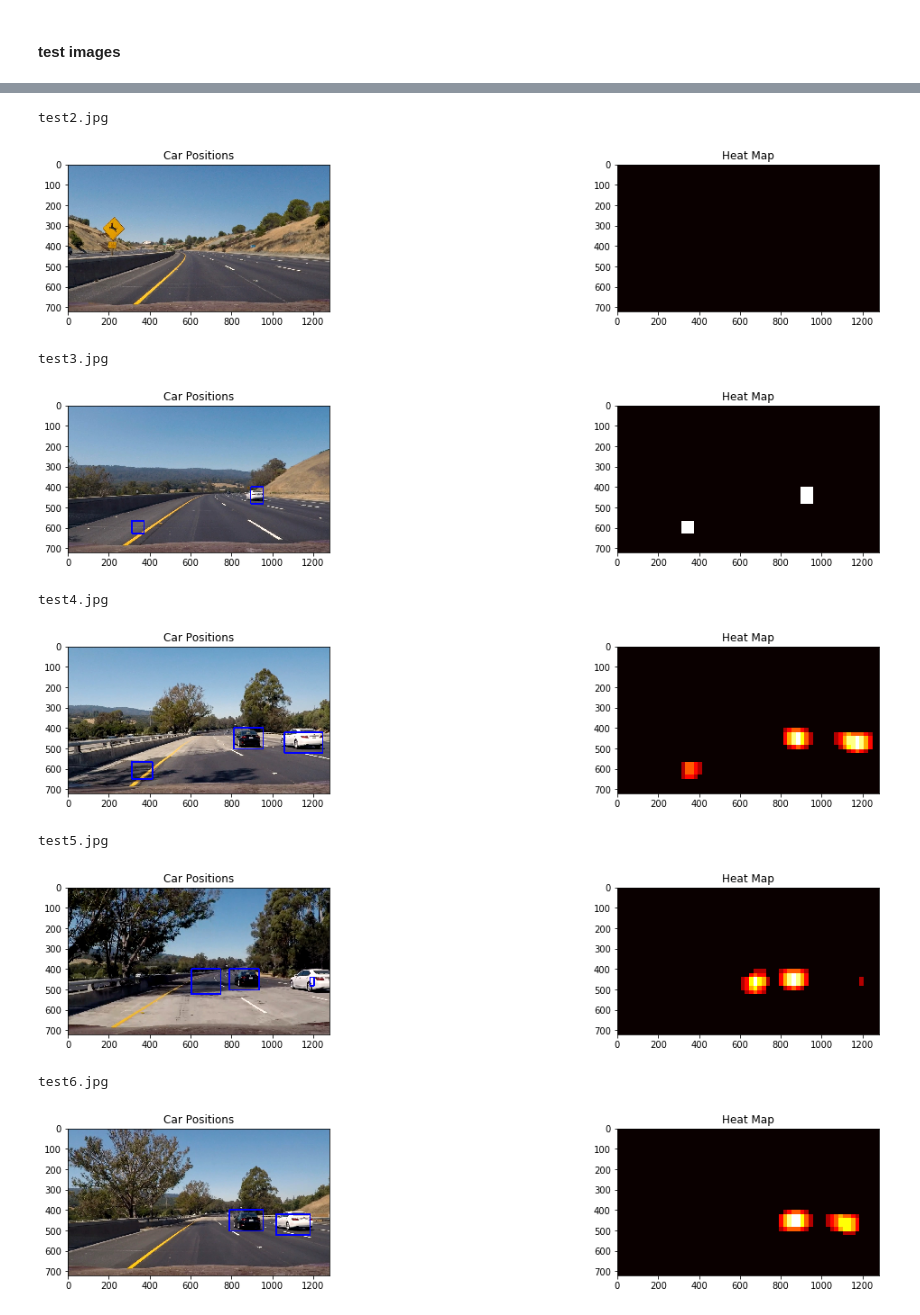
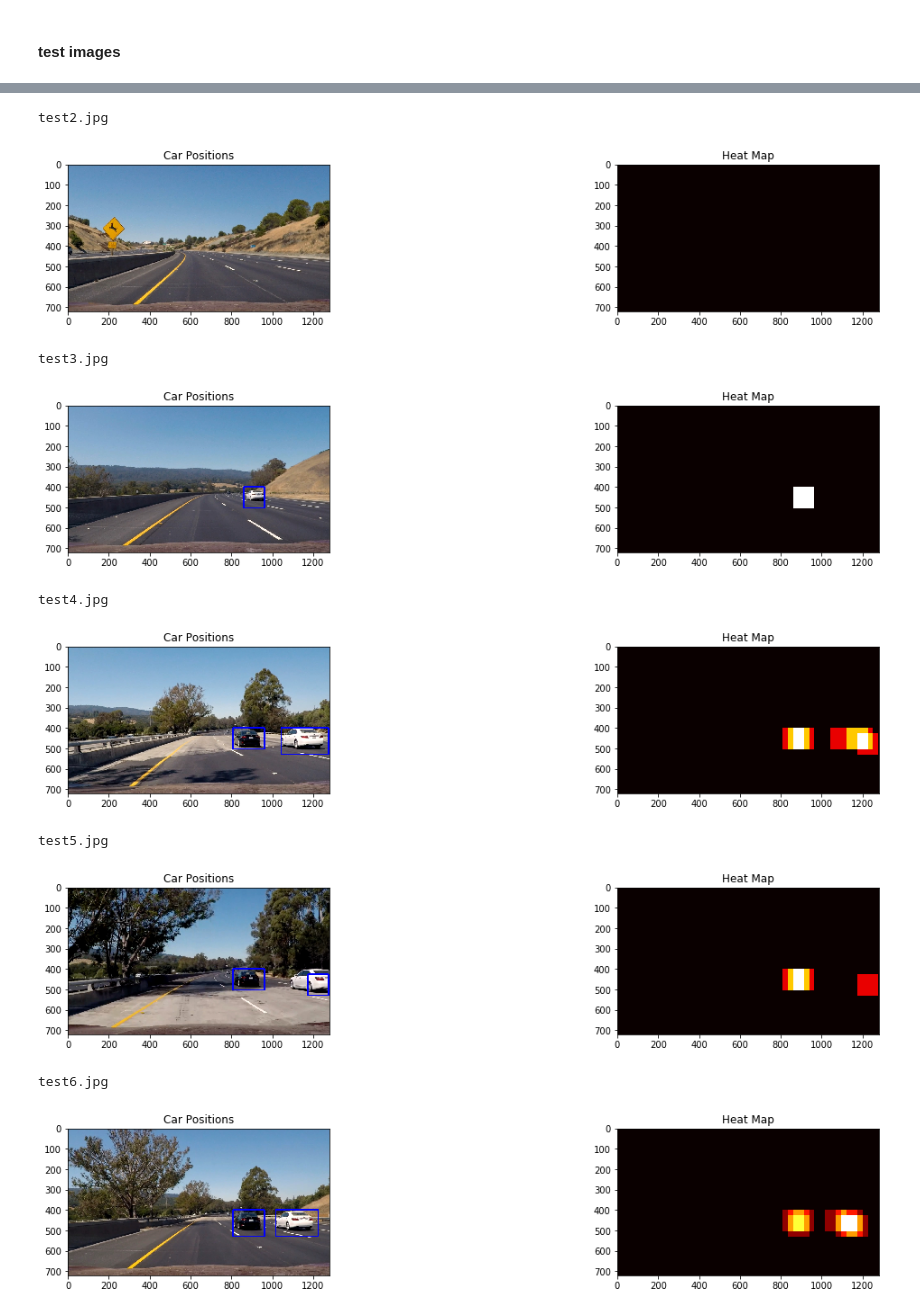
Before and after one commit to kadimetla/CarND-Vehicle-Detection, a Jupyter notebook: VehicleDetection.ipynb, the cells around one changed output, grey strips where cells are left out. Cells and saved outputs as stored; diff of their text form; code cells hidden in the pictures.

```diff
--- a/VehicleDetection.ipynb
+++ b/VehicleDetection.ipynb
@@ -40,9 +40,8 @@ def get_hog_features(img, orient, pix_per_cell, cell_per_block,
     if vis == True:
         features, hog_image = hog(img, orientations=orient,
                                   pixels_per_cell=(pix_per_cell, pix_per_cell),
-                                  block_norm= 'L2-Hys',
                                   cells_per_block=(cell_per_block, cell_per_block),
-                                  transform_sqrt=True,
+                                  transform_sqrt=False,
                                   visualise=vis, feature_vector=feature_vec)
         return features, hog_image
     # Otherwise call with one output
@@ -50,8 +49,7 @@ def get_hog_features(img, orient, pix_per_cell, cell_per_block,
         features = hog(img, orientations=orient,
                        pixels_per_cell=(pix_per_cell, pix_per_cell),
                        cells_per_block=(cell_per_block, cell_per_block),
-                       block_norm= 'L2-Hys',
-                       transform_sqrt=True,
+                       transform_sqrt=False,
                        visualise=vis, feature_vector=feature_vec)
         return features
 # %% [markdown]
@@ -118,19 +116,19 @@ cars = glob.glob('vehicles/*/*.png')
 notcars = glob.glob('non-vehicles/*/*.png')
 # Reduce the sample size because
 # The quiz evaluator times out after 13s of CPU time
-sample_size = 1000
+sample_size = 2000
 random_idxs=np.random.randint(0,len(cars),sample_size)
 cars = np.array(cars)[random_idxs]
 notcars = np.array(notcars)[random_idxs]
 print ( " cars ", len(cars), " not cars ", len(notcars))
 ### TODO: Tweak these parameters and see how the results change.
 color_space = 'YCrCb' # Can be RGB, HSV, LUV, HLS, YUV, YCrCb
-orient = 11  # HOG orientations
+orient = 9  # HOG orientations
 pix_per_cell = 8 # HOG pixels per cell
 cell_per_block = 2 # HOG cells per block
 hog_channel = "ALL" # Can be 0, 1, 2, or "ALL"
-spatial_size = (64, 64) # Spatial binning dimensions
-hist_bins = 64    # Number of histogram bins
+spatial_size = (8, 8) # Spatial binning dimensions
+hist_bins = 8    # Number of histogram bins
 spatial_feat = True # Spatial features on or off
 hist_feat = True # Histogram features on or off
 hog_feat = True # HOG features on or off
@@ -307,18 +306,19 @@ for img in os.listdir("test_images/"):
     print( img )
     timage = mpimg.imread('test_images/{}'.format(img))
 
-    scale = 1.3
+    scale = 1.63
     heat,out_img = find_cars(timage, y_start_stop[0], y_start_stop[1], scale, svc, X_scaler, orient, pix_per_cell, cell_per_block, spatial_size, hist_bins)
 
     # Apply threshold to help remove false positives
-    heat = apply_threshold(heat,1)
+    #heat = apply_threshold(heat,1)
 
     # Visualize the heatmap when displaying
     heat_map = np.clip(heat, 0, 255)
 
     # Find final boxes from heatmap using label function
-    labels = label(heat_map)
-    #labels = label(heat)
+    #labels = label(heat_map)
+    labels = label(heat)
+    #print ( labels )
     draw_img = draw_labeled_bboxes(np.copy(timage), labels)
 
     fig = plt.figure()
@@ -337,13 +337,13 @@ test1.jpg
 test2.jpg
 [figure]
 test3.jpg
-[figure, old version]
+[figure, new version]
 test4.jpg
-[figure, old version]
+[figure, new version]
 test5.jpg
-[figure, old version]
+[figure, new version]
 test6.jpg
-[figure, old version]
+[figure, new version]
 # %%
 from moviepy.editor import VideoFileClip
 from IPython.display import HTML
```
Also changed, not shown: parts of 5 cells of this notebook, 9 other files.
